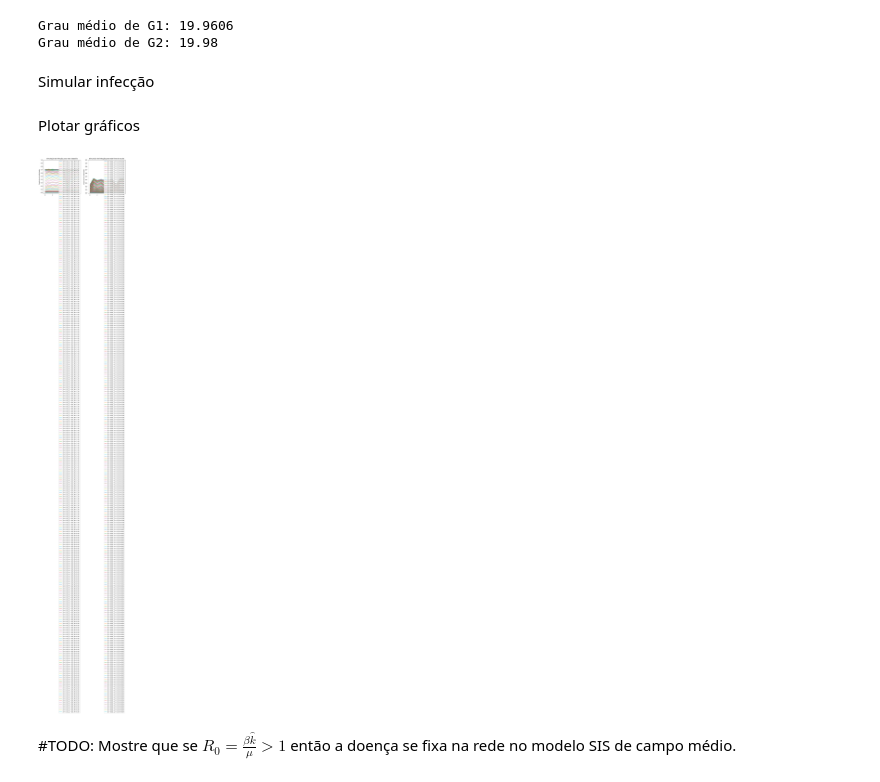
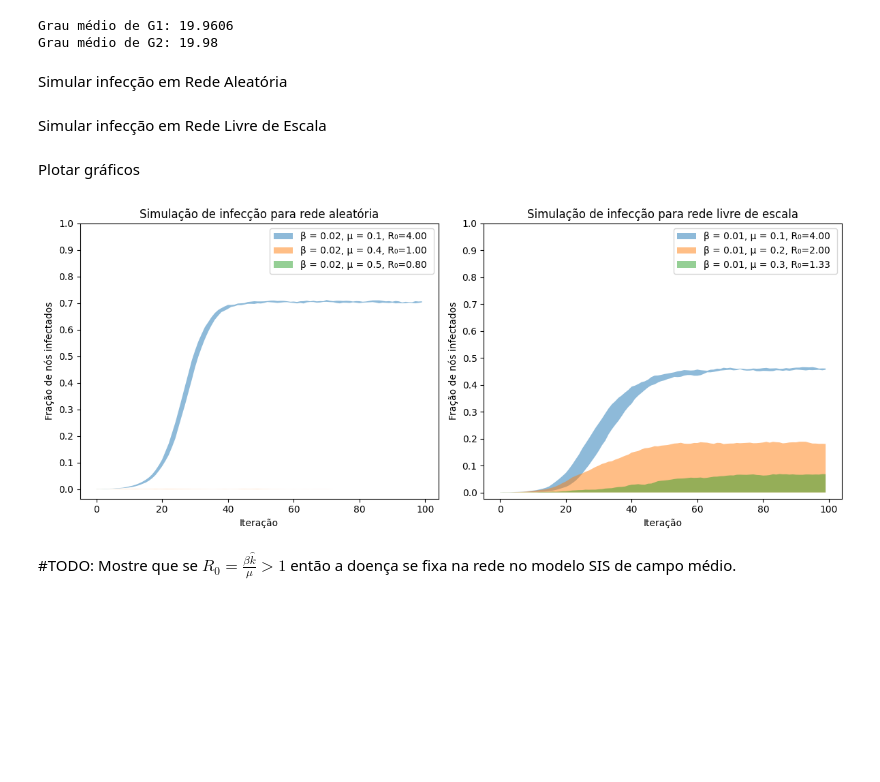
Before and after one commit to mistercapote/epidemic_simulation, a Jupyter notebook: epidemic_simulation.ipynb, the cells around one changed output. Saved outputs shown, nothing was run; the diff lists cells and outputs as text; code cells hidden in the pictures; blank space fills up the shorter version.

```diff
--- a/epidemic_simulation.ipynb
+++ b/epidemic_simulation.ipynb
@@ -75,44 +70,62 @@ print("Grau médio de G2:", average_degree(G2))
 Grau médio de G1: 19.9606
 Grau médio de G2: 19.98
 # %% [markdown]
-Simular infecção
+Simular infecção em Rede Aleatória
 # %%
-infected_fraction1 = np.array([
-    [simulate_infection(G1, beta1, mu, initial_nodes, max_iter) for _ in range(simulations)]
+infected_fraction1 = [
+    np.array([simulate_infection(G1, beta1, mu, initial_nodes, max_iter) for _ in range(simulations)])
     for mu in mu1
-])
+]
+# %% [markdown]
+Simular infecção em Rede Livre de Escala
 # %%
-infected_fraction2 = np.array([
-    [simulate_infection(G1, beta2, mu, initial_nodes, max_iter) for _ in range(simulations)]
+infected_fraction2 = [
+    np.array([simulate_infection(G2, beta2, mu, initial_nodes, max_iter) for _ in range(simulations)])
     for mu in mu2
-])
+]
 # %% [markdown]
 Plotar gráficos
 # %%
 plt.figure(figsize=(12, 5))
 
 plt.subplot(1, 2, 1)
 for i in range(3):
-    plt.plot(infected_fraction1[i], label=f'β = {beta1}, μ = {mu1[i]}, R₀={((beta1 * k) / mu1[i]):.2f} ')
+    plt.fill_between(
+        np.arange(max_iter),
+        np.percentile(infected_fraction1[i], 25, axis=0),
+        np.percentile(infected_fraction1[i], 75, axis=0),
+        # np.min(infected_fraction1[i], axis=0),
+        # np.max(infected_fraction1[i], axis=0),
+        label=f'β = {beta1}, μ = {mu1[i]}, R₀={((beta1 * k) / mu1[i]):.2f} ',
+        alpha=.5
+    )
 plt.title('Simulação de infecção para rede aleatória')
 plt.xlabel('Iteração')
 plt.ylabel('Fração de nós infectados')
 plt.yticks(np.arange(0, 1.1, 0.1))
 plt.legend()
 
 plt.subplot(1, 2, 2)
 for i in range(3):
-    plt.plot(infected_fraction2[i], label=f'β = {beta2}, μ = {mu2[i]}, R₀={((beta2 * k) / mu2[i]):.2f}')
+    plt.fill_between(
+        np.arange(max_iter),
+        np.percentile(infected_fraction2[i], 25, axis=0),
+        np.percentile(infected_fraction2[i], 75, axis=0),
+        # np.min(infected_fraction2[i], axis=0),
+        # np.max(infected_fraction2[i], axis=0),
+        label=f'β = {beta2}, μ = {mu2[i]}, R₀={((beta1 * k) / mu2[i]):.2f} ',
+        alpha=.5
+    )
 plt.title('Simulação de infecção para rede livre de escala')
 plt.xlabel('Iteração')
 plt.ylabel('Fração de nós infectados')
 plt.yticks(np.arange(0, 1.1, 0.1))
 plt.legend()
 
 plt.tight_layout()
 plt.show()
 # %% [output]
-[figure, old version]
+[figure, new version]
 # %% [markdown]
 #TODO: Mostre que se $𝑅_0= \frac{\beta \hat{k} }{\mu} \gt 1$  então a doença se fixa na rede no modelo SIS de campo médio.
 # %% [markdown]
```
Also changed, not shown: parts of 9 cells of this notebook.
